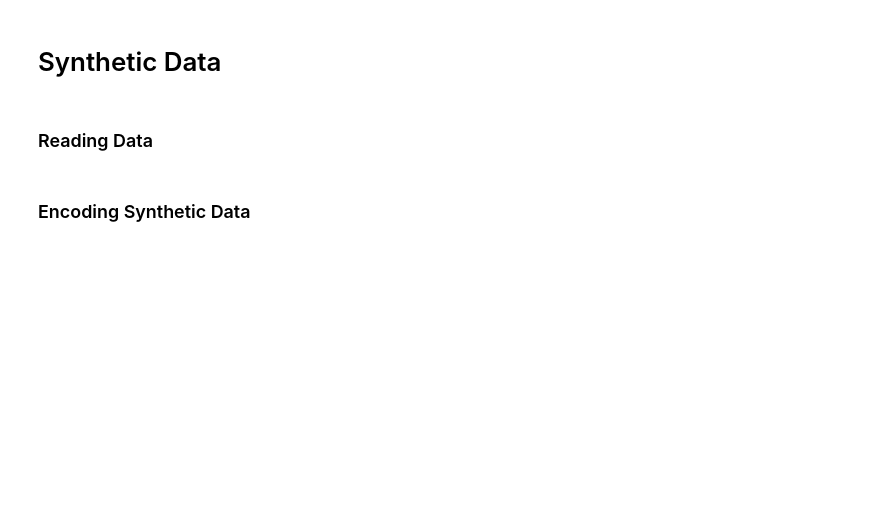
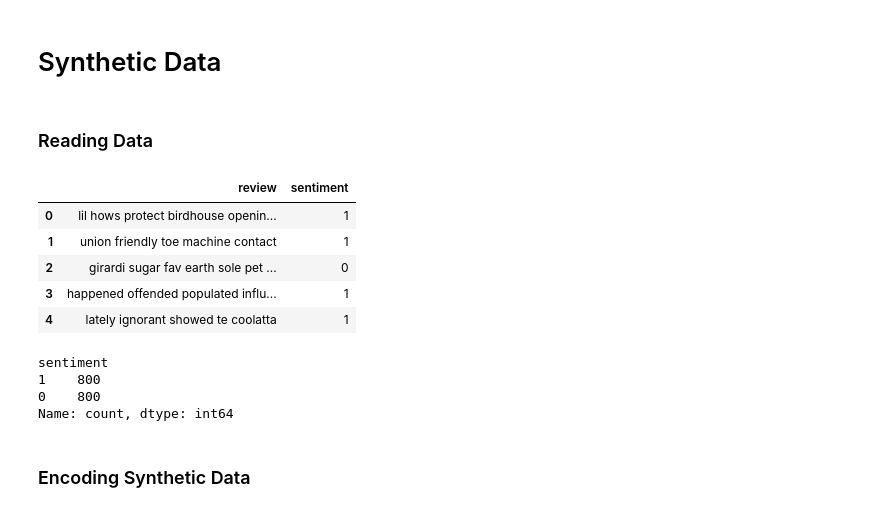
Before and after one commit to nogibjj/NLP_Final_Twiiter-Offense-Classification, a Jupyter notebook: 02_Codes/02_Models/Discriminative_Model.ipynb, the cells around one changed output. Saved outputs shown, nothing was run; the diff lists cells and outputs as text; code cells hidden in the pictures; blank space fills up the shorter version.

```diff
--- a/02_Codes/02_Models/Discriminative_Model.ipynb
+++ b/02_Codes/02_Models/Discriminative_Model.ipynb
@@ -463,3 +465,19 @@ syn_y_test = syn_y_test.map({"Yes": 1, "No": 0})
+# %%
+syn_test_data.head()
+# %% [output]
+|  | review | sentiment |
+| 0 | lil hows protect birdhouse openin... | 1 |
+| 1 | union friendly toe machine contact | 1 |
+| 2 | girardi sugar fav earth sole pet ... | 0 |
+| 3 | happened offended populated influ... | 1 |
+| 4 | lately ignorant showed te coolatta | 1 |
+# %%
+syn_test_data["sentiment"].value_counts()
+# %% [output]
+sentiment
+1    800
+0    800
+Name: count, dtype: int64
 # %% [markdown]
 ### Encoding Synthetic Data
 # %%
```
Also changed, not shown: parts of 26 cells of this notebook, 9 other files.
